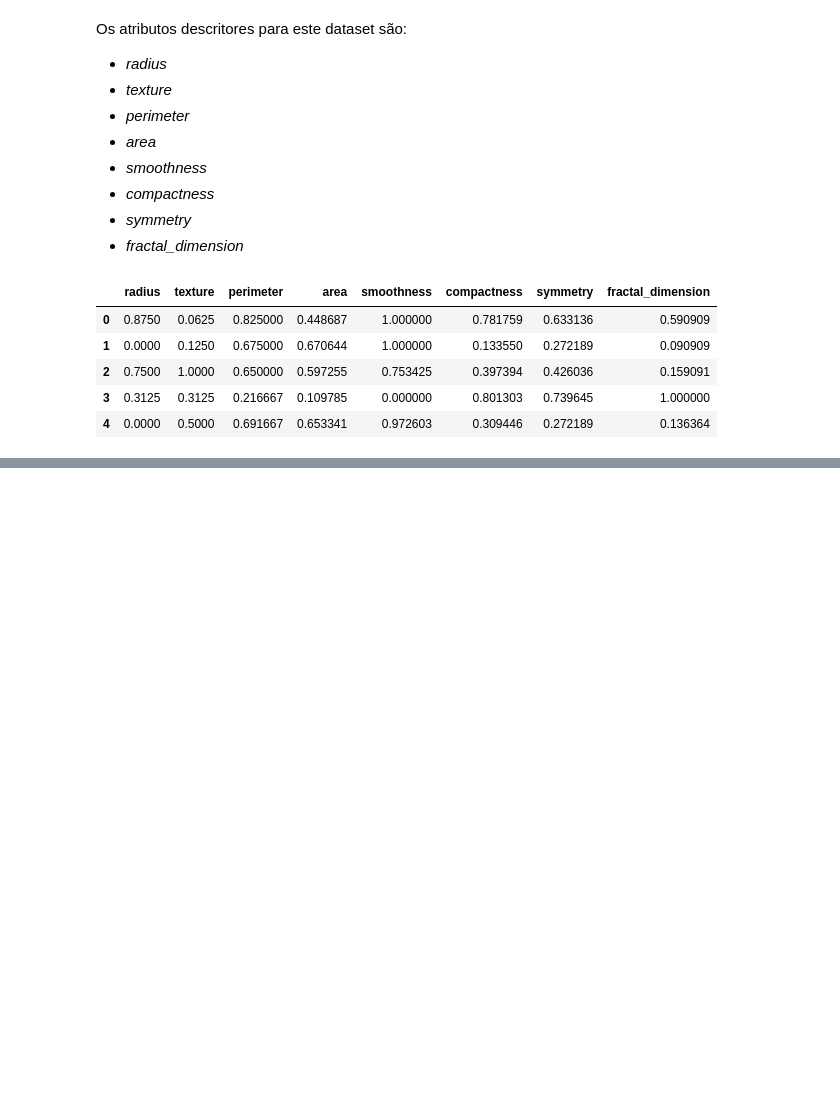
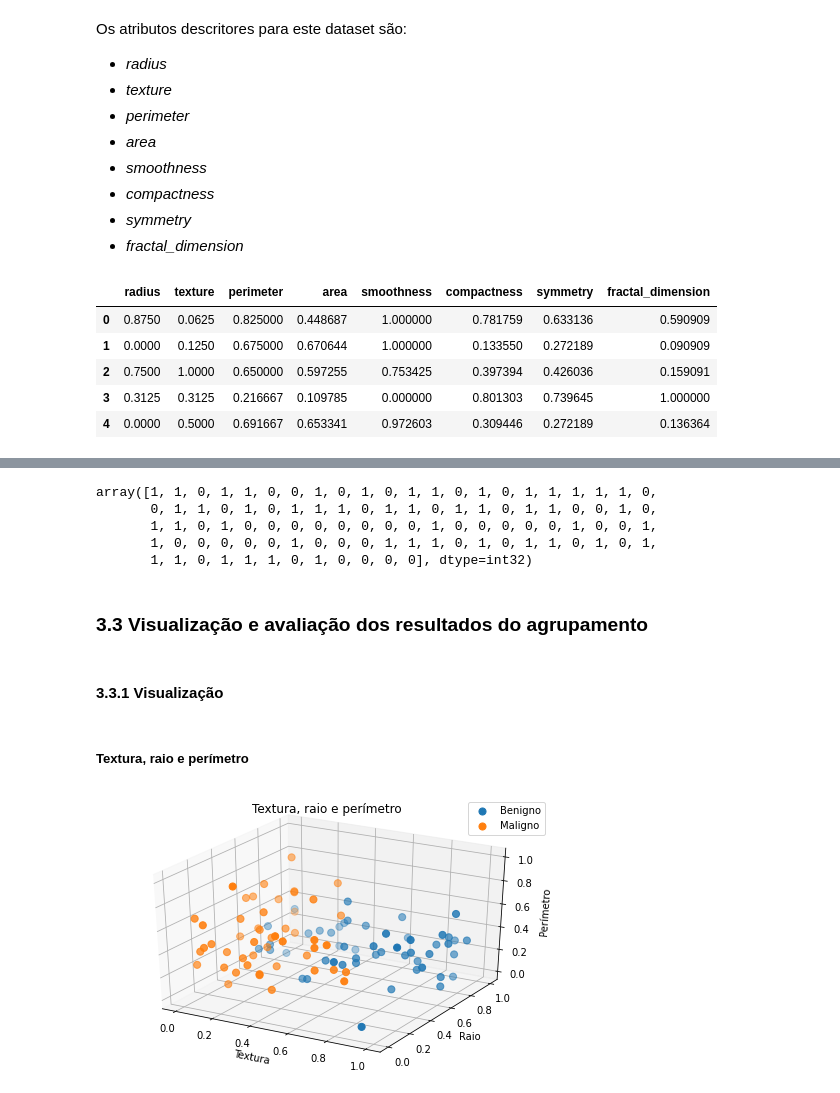
Before and after one commit to lfnd0/Semana_Omnistack, a Jupyter notebook: ML_Atividade_4.ipynb, the cells around one changed output, grey strips where cells are left out. Saved outputs shown, nothing was run; the diff lists cells and outputs as text; code cells hidden in the pictures; blank space fills up the shorter version.

```diff
--- a/ML_Atividade_4.ipynb
+++ b/ML_Atividade_4.ipynb
@@ -139,0 +122,3 @@ x_train.head()
+# %%
+kmeans = KMeans(n_clusters=2)
+kmeans.fit(x)
@@ -139,0 +131,34 @@ x_train.head()
+# %%
+kmeans_labels = kmeans.predict(x)
+kmeans_labels
+# %% [output]
+array([1, 1, 0, 1, 1, 0, 0, 1, 0, 1, 0, 1, 1, 0, 1, 0, 1, 1, 1, 1, 1, 0,
+       0, 1, 1, 0, 1, 0, 1, 1, 1, 0, 1, 1, 0, 1, 1, 0, 1, 1, 0, 0, 1, 0,
+       1, 1, 0, 1, 0, 0, 0, 0, 0, 0, 0, 0, 1, 0, 0, 0, 0, 0, 1, 0, 0, 1,
+       1, 0, 0, 0, 0, 0, 1, 0, 0, 0, 1, 1, 1, 0, 1, 0, 1, 1, 0, 1, 0, 1,
+       1, 1, 0, 1, 1, 1, 0, 1, 0, 0, 0, 0], dtype=int32)
+# %% [markdown]
+### 3.3 Visualização e avaliação dos resultados do agrupamento
+# %% [markdown]
+#### 3.3.1 Visualização
+# %%
+x = x.reset_index(drop=True)
+clusters = pd.DataFrame(kmeans_labels)
+x.insert((x.shape[1]), 'diagnosis_result', clusters)
+benign = x[x['diagnosis_result'] == 0]
+malign = x[x['diagnosis_result'] == 1]
+# %% [markdown]
+##### Textura, raio e perímetro
+# %%
+plt.rcParams["figure.figsize"] = (8,5)
+ax = plt.axes(projection='3d')
+ax.scatter3D(benign.texture, benign.radius, benign.perimeter, s=50, label='Benigno')
+ax.scatter3D(malign.texture, malign.radius, malign.perimeter, s=50, label='Maligno')
+plt.legend()
+ax.set_xlabel('Textura')
+ax.set_ylabel('Raio')
+ax.set_zlabel('Perímetro')
+plt.title('Textura, raio e perímetro')
+plt.show()
+# %% [output]
+[figure, added]
```
Also changed, not shown: parts of 55 cells of this notebook.
